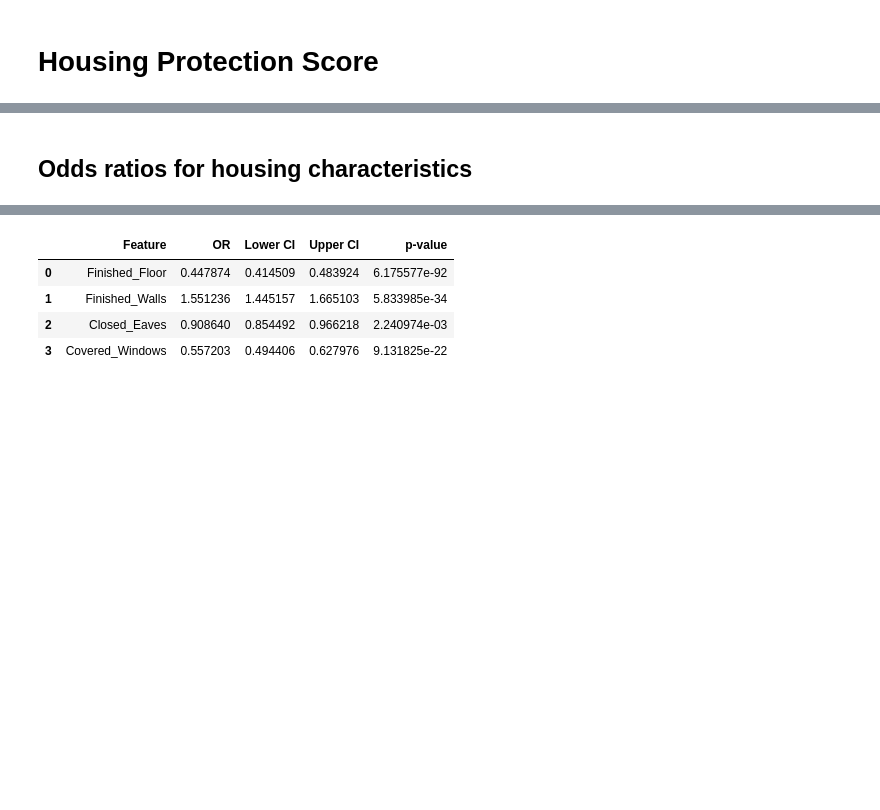
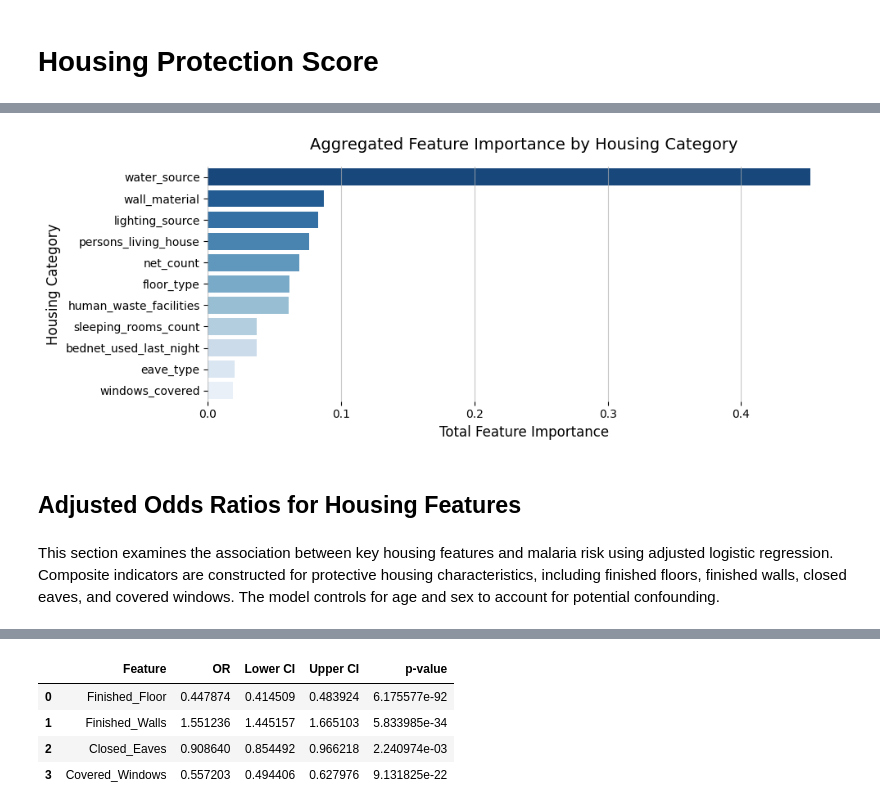
Before and after one commit to glavoy/malaria-burden-prediction, a Jupyter notebook: predicting_malaria_burden.ipynb, the cells around one changed output, grey strips where cells are left out. Saved outputs shown, nothing was run; the diff lists cells and outputs as text; code cells hidden in the pictures; blank space fills up the shorter version.

```diff
--- a/predicting_malaria_burden.ipynb
+++ b/predicting_malaria_burden.ipynb
@@ -1342,0 +1273,16 @@ plt.show()
+# %%
+# Compute total importance per aggregated category
+feature_importances = pd.Series(
+    rf_model.feature_importances_,
+    index=X.columns
+)
+
+category_importance = {}
+
+for category, cols in category_columns.items():
+    valid_cols = [col for col in cols if col in feature_importances.index]
+    total_importance = feature_importances.loc[valid_cols].sum() if valid_cols else 0
+    category_importance[category] = total_importance
+
+category_importance = pd.Series(category_importance).sort_values(ascending=False)
+print(category_importance)
@@ -1343,2 +1302,33 @@ plt.show()
+# %%
+# Plot the features aggregated by category
+
+# Convert to DataFrame
+category_importance_df = category_importance.reset_index()
+category_importance_df.columns = ['Category', 'Importance']
+
+plt.figure(figsize=(10, 4))
+
+# Use a blue color palette
+sns.barplot(x='Importance', y='Category', data=category_importance_df, palette="Blues_r", hue='Category')
+
+#  Title and labels
+plt.title('Aggregated Feature Importance by Housing Category', fontsize=14, pad=15)
+plt.xlabel('Total Feature Importance', fontsize=12)
+plt.ylabel('Housing Category', fontsize=12)
+
+plt.rcParams['ytick.labelsize'] = 12
+
+# Add gridlines
+plt.grid(axis='x', linestyle='-', alpha=0.7)
+
+# Remove spines
+sns.despine(left=True, bottom=True)
+plt.tight_layout()
+plt.savefig('./figures/top_housing_features_grouped.png', dpi=300, bbox_inches='tight')
+plt.show()
+# %% [output]
+[figure, added]
 # %% [markdown]
-## Odds ratios for housing characteristics
+## Adjusted Odds Ratios for Housing Features
+# %% [markdown]
+This section examines the association between key housing features and malaria risk using adjusted logistic regression. Composite indicators are constructed for protective housing characteristics, including finished floors, finished walls, closed eaves, and covered windows. The model controls for age and sex to account for potential confounding.
```
Also changed, not shown: parts of 121 cells of this notebook.
